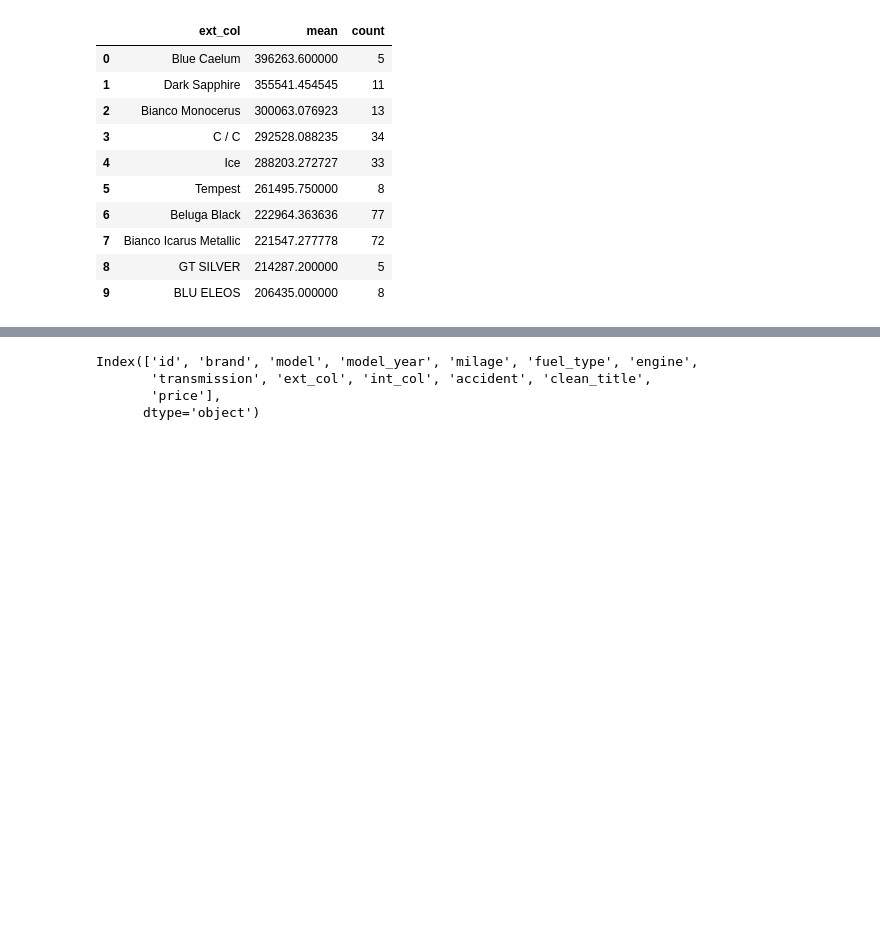
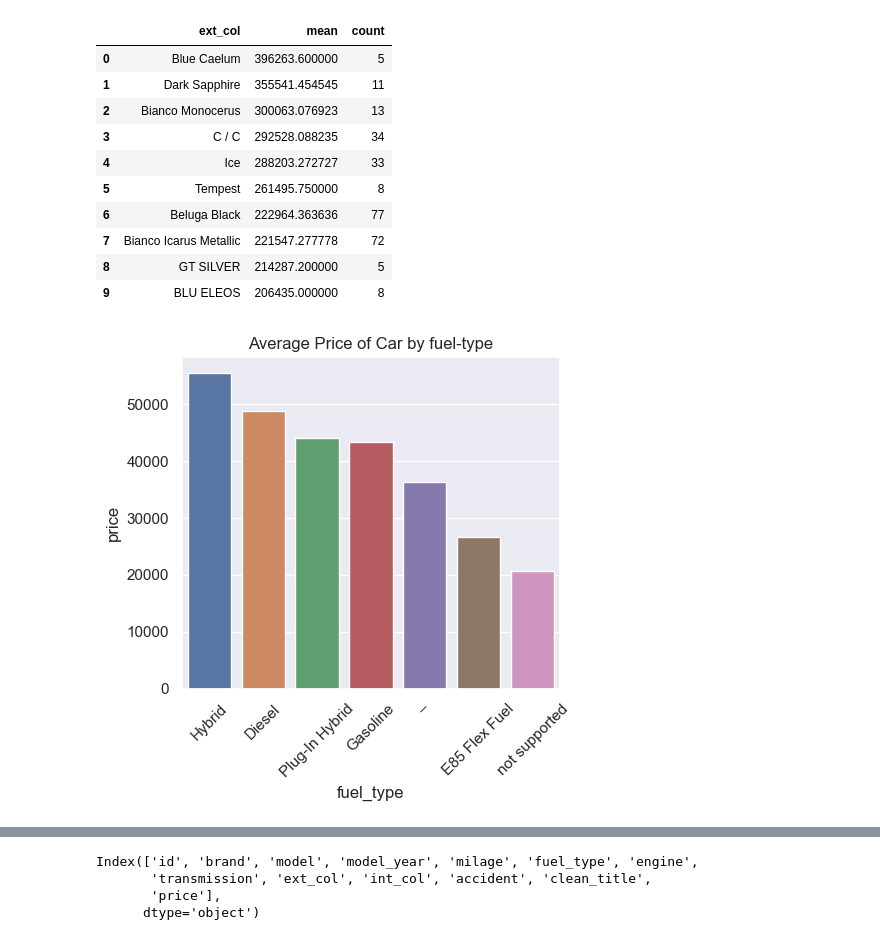
Before and after one commit to jeffc1994/DataScience, a Jupyter notebook: Used Car Sales Regression/Used Car Sales Regression.ipynb, the cells around one changed output, grey strips where cells are left out. Drawn from its saved outputs; the diff is of its cells as text; code cells hidden in the pictures; blank space fills up the shorter version.

```diff
--- a/Used Car Sales Regression/Used Car Sales Regression.ipynb
+++ b/Used Car Sales Regression/Used Car Sales Regression.ipynb
@@ -388,3 +388,16 @@ display(df.groupby('ext_col')['price'].agg(['mean','count']).sort_values(by='mea
 | 7 | Bianco Icarus Metallic | 221547.277778 | 72 |
 | 8 | GT SILVER | 214287.200000 | 5 |
 | 9 | BLU ELEOS | 206435.000000 | 8 |
+# %%
+# How does fuel type correlate with price?
+
+df_fuel = df.groupby('fuel_type')['price'].mean().sort_values(ascending=False).reset_index()
+
+fig = plt.figure(figsize=(5,5))
+plt.title("Average Price of Car by fuel-type")
+plt.xticks(rotation=45)
+sns.barplot(data=df_fuel,x='fuel_type',y='price',hue='fuel_type')
+plt.tight_layout()
+plt.show()
+# %% [output]
+[figure, added]
```
Also changed, not shown: parts of 7 cells of this notebook.
